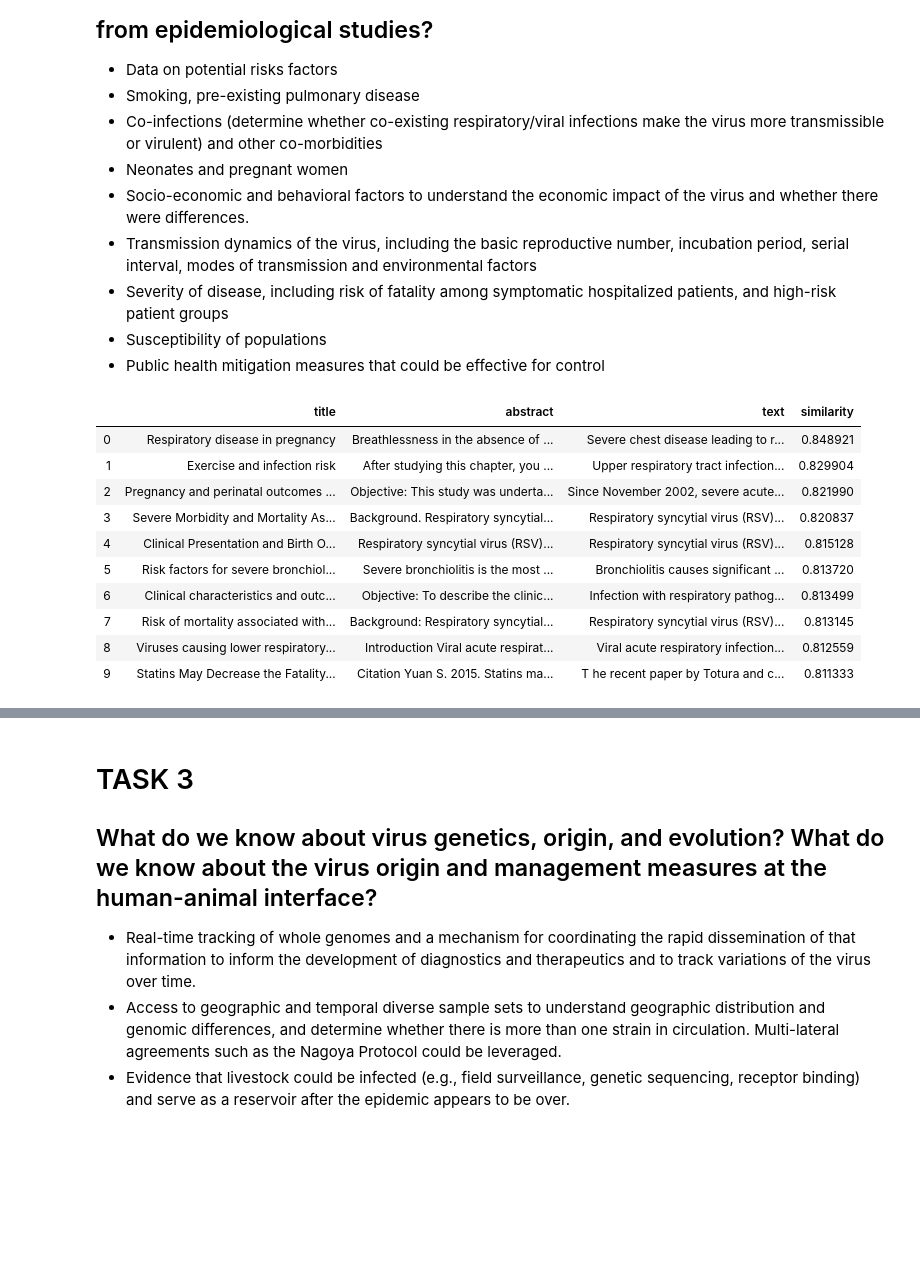
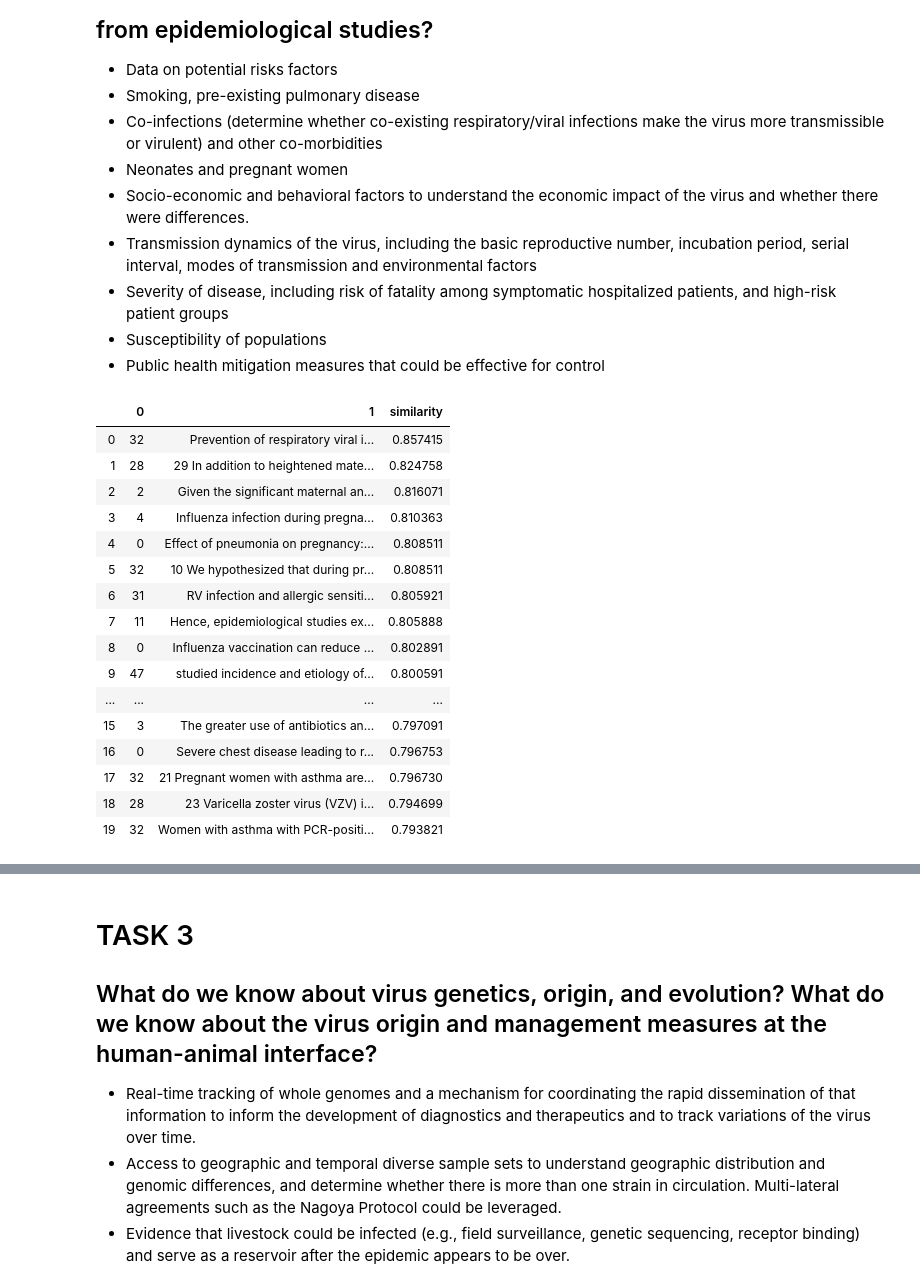
Before and after one commit to tableClothed/COVID-challenge, a Jupyter notebook: find_similarity.ipynb, the cells around one changed output, grey strips where cells are left out. Cells and saved outputs as stored; diff of their text form; code cells hidden in the pictures; blank space fills up the shorter version.

```diff
--- a/find_similarity.ipynb
+++ b/find_similarity.ipynb
@@ -169,19 +141,24 @@ for i, row in k.iterrows():
 - Severity of disease, including risk of fatality among symptomatic hospitalized patients, and high-risk patient groups
 - Susceptibility of populations
 - Public health mitigation measures that could be effective for control
-# %%
-tags = nlp('risk smoking infections pregnancy fatality')
-task2 = find_similarity(tags)
-task2
-# %% [output]
-|  | title | abstract | text | similarity |
-| 0 | Respiratory disease in pregnancy | Breathlessness in the absence of ... | Severe chest disease leading to r... | 0.848921 |
-| 1 | Exercise and infection risk | After studying this chapter, you ... | Upper respiratory tract infection... | 0.829904 |
-| 2 | Pregnancy and perinatal outcomes ... | Objective: This study was underta... | Since November 2002, severe acute... | 0.821990 |
-| 3 | Severe Morbidity and Mortality As... | Background. Respiratory syncytial... | Respiratory syncytial virus (RSV)... | 0.820837 |
-| 4 | Clinical Presentation and Birth O... | Respiratory syncytial virus (RSV)... | Respiratory syncytial virus (RSV)... | 0.815128 |
-| 5 | Risk factors for severe bronchiol... | Severe bronchiolitis is the most ... | Bronchiolitis causes significant ... | 0.813720 |
-| 6 | Clinical characteristics and outc... | Objective: To describe the clinic... | Infection with respiratory pathog... | 0.813499 |
-| 7 | Risk of mortality associated with... | Background: Respiratory syncytial... | Respiratory syncytial virus (RSV)... | 0.813145 |
-| 8 | Viruses causing lower respiratory... | Introduction Viral acute respirat... | Viral acute respiratory infection... | 0.812559 |
-| 9 | Statins May Decrease the Fatality... | Citation Yuan S. 2015. Statins ma... | T he recent paper by Totura and c... | 0.811333 |
+# %%
+task = find_final_dataframe(2)
+task
+# %% [output]
+|  | 0 | 1 | similarity |
+| 0 | 32 | Prevention of respiratory viral i... | 0.857415 |
+| 1 | 28 | 29 In addition to heightened mate... | 0.824758 |
+| 2 | 2 | Given the significant maternal an... | 0.816071 |
+| 3 | 4 | Influenza infection during pregna... | 0.810363 |
+| 4 | 0 | Effect of pneumonia on pregnancy:... | 0.808511 |
+| 5 | 32 | 10 We hypothesized that during pr... | 0.808511 |
+| 6 | 31 | RV infection and allergic sensiti... | 0.805921 |
+| 7 | 11 | Hence, epidemiological studies ex... | 0.805888 |
+| 8 | 0 | Influenza vaccination can reduce ... | 0.802891 |
+| 9 | 47 | studied incidence and etiology of... | 0.800591 |
+| ... | ... | ... | ... |
+| 15 | 3 | The greater use of antibiotics an... | 0.797091 |
+| 16 | 0 | Severe chest disease leading to r... | 0.796753 |
+| 17 | 32 | 21 Pregnant women with asthma are... | 0.796730 |
+| 18 | 28 | 23 Varicella zoster virus (VZV) i... | 0.794699 |
+| 19 | 32 | Women with asthma with PCR-positi... | 0.793821 |
```
Also changed, not shown: parts of 37 cells of this notebook, 12 other files.
